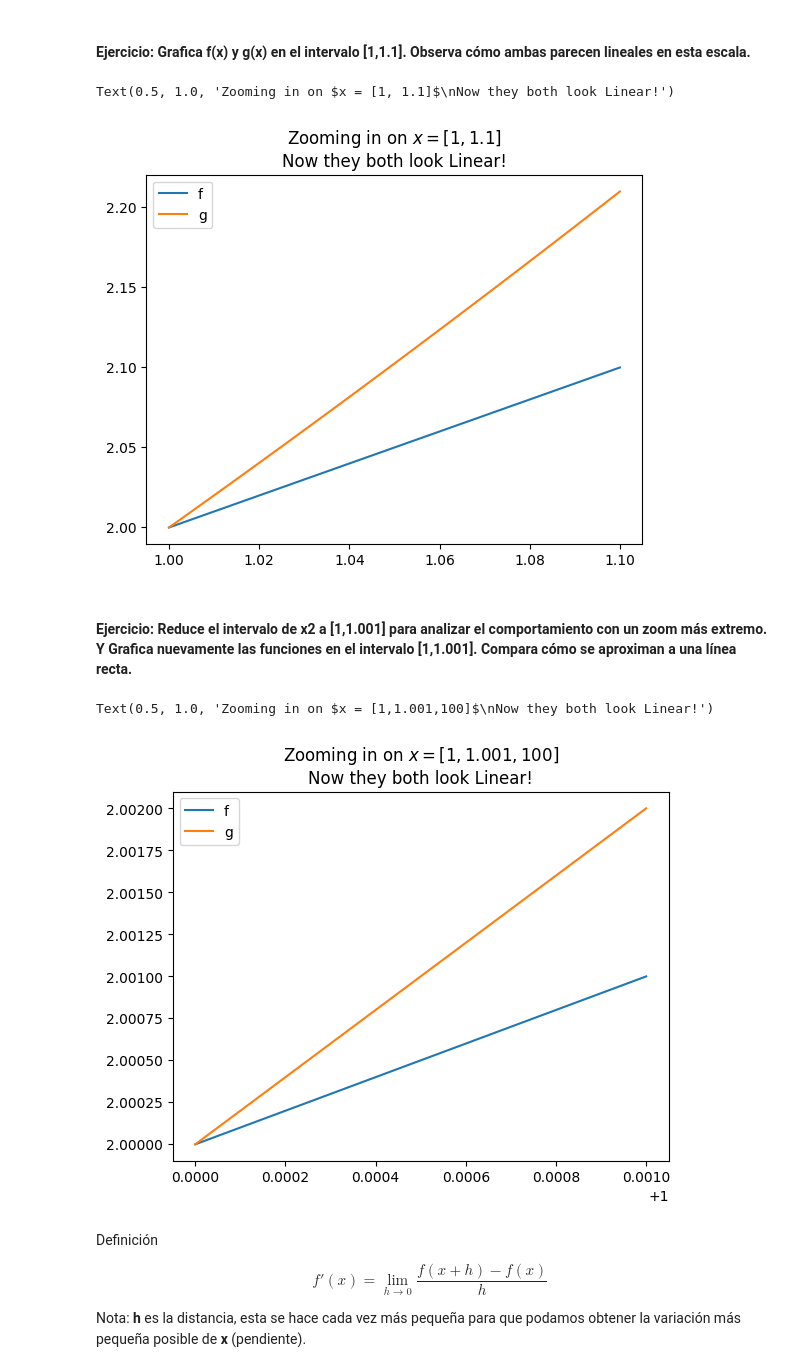
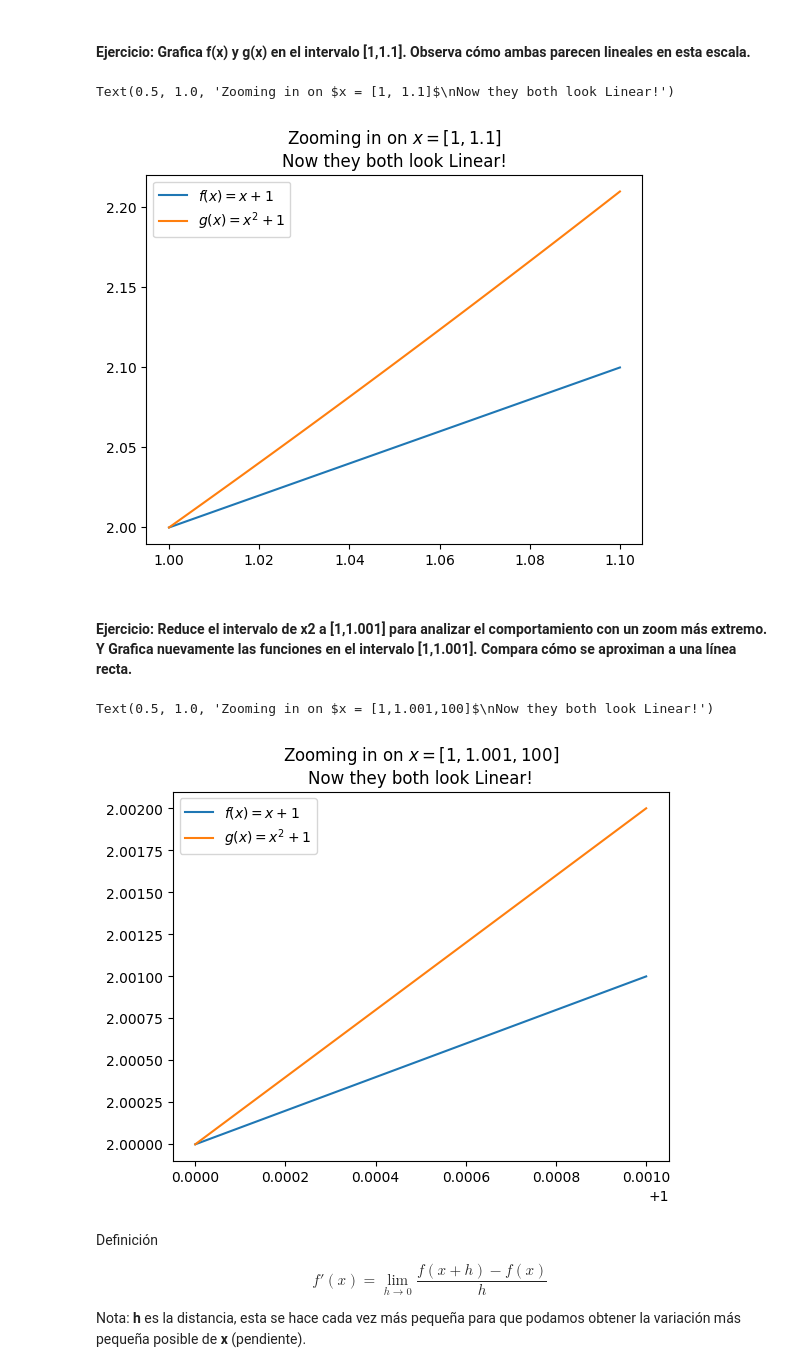
Before and after one commit to alejandrorod-tajamar/Calculo-Estadistica, a Jupyter notebook: algebra-calculo-estadistica-01.ipynb, the cells around one changed output. Cells and saved outputs as stored; diff of their text form; code cells hidden in the pictures.

```diff
--- a/algebra-calculo-estadistica-01.ipynb
+++ b/algebra-calculo-estadistica-01.ipynb
@@ -26,7 +26,7 @@ $$
 #### para analizar sus derivadas.
 # %%
 def f(x): return x + 1
-def g(x): return #FIXME
+def g(x): return x**2 + 1
 x = np.linspace(-2,2,100)
 # %% [markdown]
 #### Ejercicio: Grafica f(x) y g(x), marcando los puntos en x=0 y x=1.
@@ -42,28 +44,28 @@ plt.legend()
 # %% [markdown]
 #### Ejercicio:  Crea un nuevo array x2 en el intervalo [1,1.1] para observar el comportamiento de las funciones al hacer zoom.
 # %%
-x2 = np.linspace() #FIXME
+x2 = np.linspace(1,1.1,100)
 # %% [markdown]
 #### Ejercicio:  Grafica f(x) y g(x) en el intervalo [1,1.1]. Observa cómo ambas parecen lineales en esta escala.
 # %%
-plt.plot() #FIXME
-plt.plot() #FIXME
+plt.plot(x2, f(x2), label='$f(x) = x + 1$')  # Gráfica lineal
+plt.plot(x2, g(x2), label='$g(x) = x^2 + 1$')  # Gráfica cuadrática (pero parece lineal en este rango)
 plt.legend()
 plt.title('Zooming in on $x = [1, 1.1]$\nNow they both look Linear!')
 # %% [output]
 Text(0.5, 1.0, 'Zooming in on $x = [1, 1.1]$\nNow they both look Linear!')
-[figure, old version]
+[figure, new version]
 # %% [markdown]
 #### Ejercicio: Reduce el intervalo de x2 a [1,1.001] para analizar el comportamiento con un zoom más extremo. Y  Grafica nuevamente las funciones en el intervalo [1,1.001]. Compara cómo se aproximan a una línea recta.
 # %%
-x2 = np.linspace() #FIXME
-plt.plot() #FIXME
-plt.plot() #FIXME
+x2 = np.linspace(1,1.001,100)
+plt.plot(x2, f(x2), label='$f(x) = x + 1$')  # Gráfica lineal
+plt.plot(x2, g(x2), label='$g(x) = x^2 + 1$')  # Gráfica cuadrática (pero parece lineal en este rango)
 plt.legend()
 plt.title('Zooming in on $x = [1,1.001,100]$\nNow they both look Linear!')
 # %% [output]
 Text(0.5, 1.0, 'Zooming in on $x = [1,1.001,100]$\nNow they both look Linear!')
-[figure, old version]
+[figure, new version]
 # %% [markdown]
 Definición
 
```
Also changed, not shown: parts of 29 cells of this notebook.
